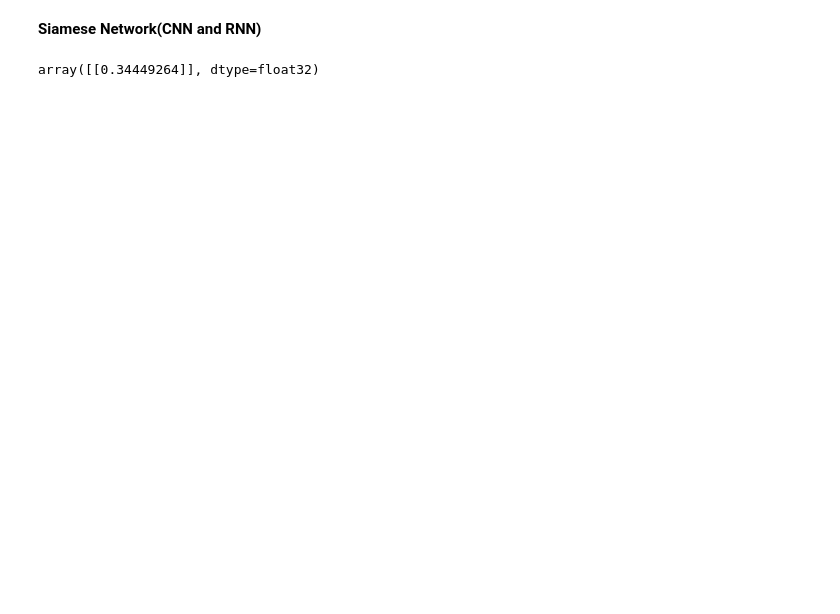
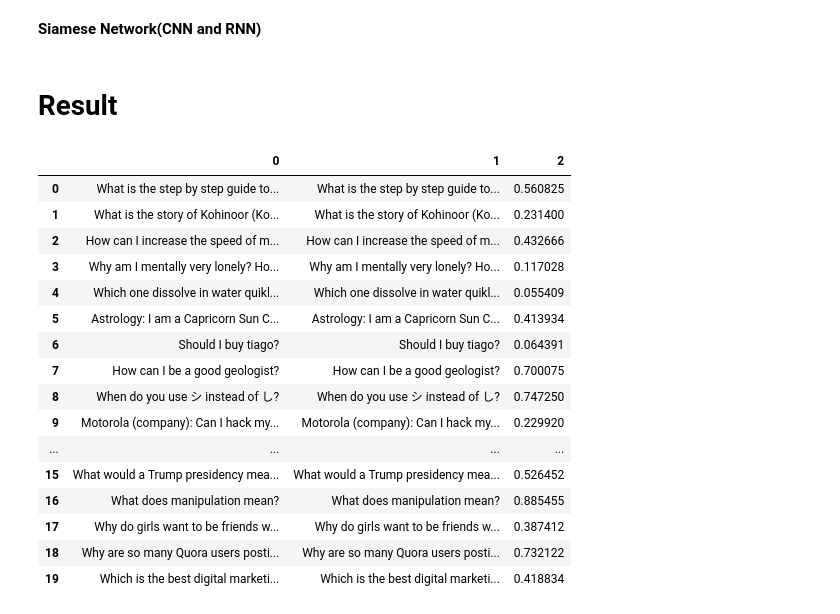
Before and after one commit to vsrivatsan2096/iku, a Jupyter notebook: Iku_colab.ipynb, the cells around one changed output. Saved outputs shown, nothing was run; the diff lists cells and outputs as text; code cells hidden in the pictures; blank space fills up the shorter version.

```diff
--- a/Iku_colab.ipynb
+++ b/Iku_colab.ipynb
@@ -1970,10 +2009,10 @@ sentence_vector1 = np.asarray(sentence_vector1)
 # %%
 sentence_vector2 = []
 for i in range(length):
-    sentence_vector2.append(model.infer_vector(sent2[i].split()))
+    sentence_vector2.append(model.infer_vector(sentences_2[i].split()))
 sentence_vector2 = np.asarray(sentence_vector2)
 # %%
-X_scores['document vectors'] = get_scores(sentence_vector1, sentence_vector2, 1)
+X_scores['document vectors'] = get_scores(sentence_vector1, sentence_vector2, length)
 # %%
 del model
 del sentence_vector1
@@ -2019,8 +2078,8 @@ Using TensorFlow backend.
 with open('cnn_time_distributed.pickle', 'rb') as handle:
     tokenizer = pickle.load(handle)
 # %%
-test_sentences1 = tokenizer.texts_to_sequences(sent1)
-test_sentences2 = tokenizer.texts_to_sequences(sent2)
+test_sentences1 = tokenizer.texts_to_sequences(sentences_1[:1000])
+test_sentences2 = tokenizer.texts_to_sequences(sentences_2[:1000])
 # %%
 max_question_len= 97
 test_1 = pad_sequences(test_sentences1,
@@ -2076,7 +2167,29 @@ super_siamese_model = model_from_json(loaded_model, custom_objects={"AttentionWi
 super_siamese_model.load_weights("super_siamese_quora.h5")
 # %%
 pred_4 = super_siamese_model.predict([test_1, test_2])
-# %%
-pred_4
-# %% [output]
-array([[0.34449264]], dtype=float32)
+# %% [markdown]
+# Result
+# %%
+x = []
+for i in range(20):
+  x.append([questions1[i], questions1[i], (pred1[i] + pred_2[i][0] + pred_3[i][0] + pred_4[i][0])/4])
+# %%
+pd.DataFrame(x).head(20)
+# %% [output]
+|  | 0 | 1 | 2 |
+| 0 | What is the step by step guide to... | What is the step by step guide to... | 0.560825 |
+| 1 | What is the story of Kohinoor (Ko... | What is the story of Kohinoor (Ko... | 0.231400 |
+| 2 | How can I increase the speed of m... | How can I increase the speed of m... | 0.432666 |
+| 3 | Why am I mentally very lonely? Ho... | Why am I mentally very lonely? Ho... | 0.117028 |
+| 4 | Which one dissolve in water quikl... | Which one dissolve in water quikl... | 0.055409 |
+| 5 | Astrology: I am a Capricorn Sun C... | Astrology: I am a Capricorn Sun C... | 0.413934 |
+| 6 | Should I buy tiago? | Should I buy tiago? | 0.064391 |
+| 7 | How can I be a good geologist? | How can I be a good geologist? | 0.700075 |
+| 8 | When do you use シ instead of し? | When do you use シ instead of し? | 0.747250 |
+| 9 | Motorola (company): Can I hack my... | Motorola (company): Can I hack my... | 0.229920 |
+| ... | ... | ... | ... |
+| 15 | What would a Trump presidency mea... | What would a Trump presidency mea... | 0.526452 |
+| 16 | What does manipulation mean? | What does manipulation mean? | 0.885455 |
+| 17 | Why do girls want to be friends w... | Why do girls want to be friends w... | 0.387412 |
+| 18 | Why are so many Quora users posti... | Why are so many Quora users posti... | 0.732122 |
+| 19 | Which is the best digital marketi... | Which is the best digital marketi... | 0.418834 |
```
Also changed, not shown: parts of 25 cells of this notebook.
